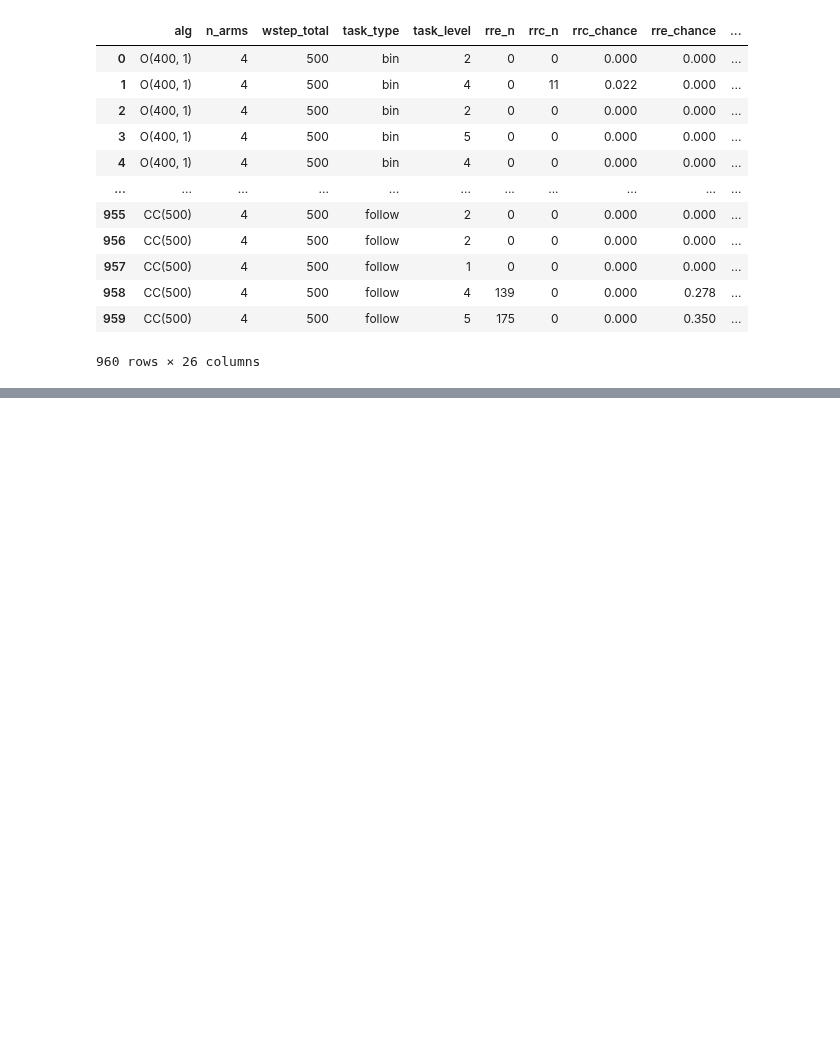
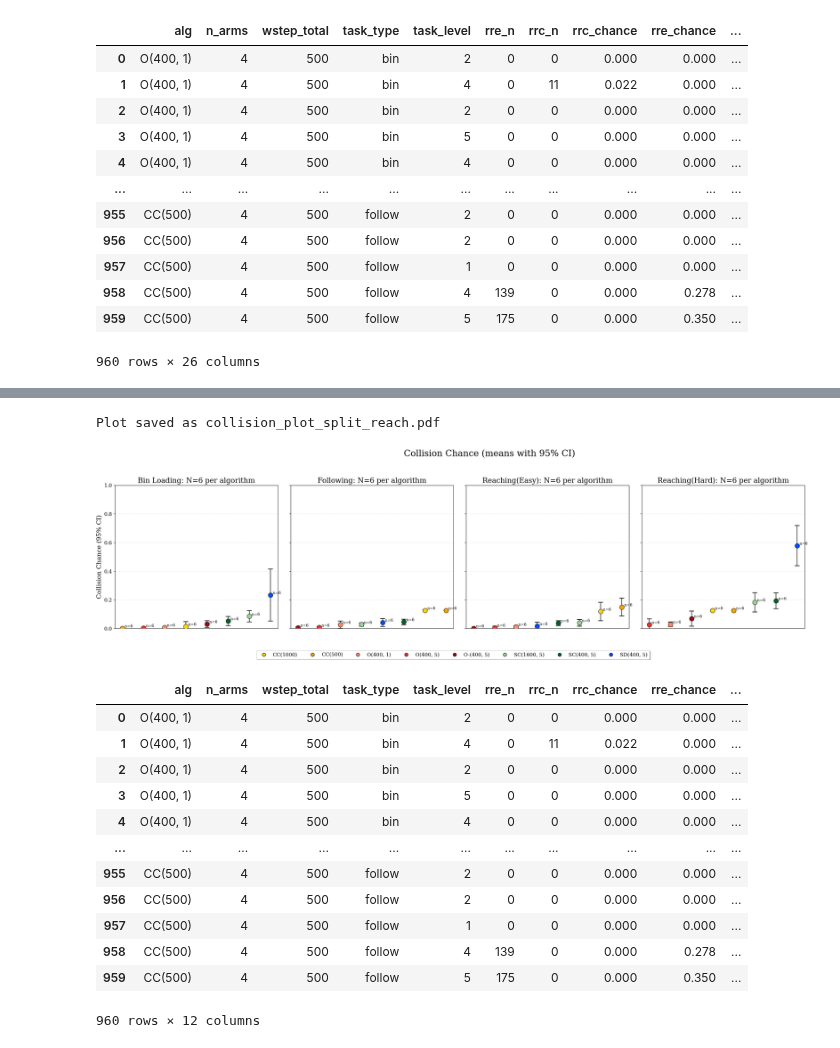
Before and after one commit to Dan7171/rl_for_curobo, a Jupyter notebook: projects_root/experiments/analysis_test_cluster.ipynb, the cells around one changed output, grey strips where cells are left out. Cells and saved outputs as stored; diff of their text form; code cells hidden in the pictures; blank space fills up the shorter version.

```diff
--- a/projects_root/experiments/analysis_test_cluster.ipynb
+++ b/projects_root/experiments/analysis_test_cluster.ipynb
@@ -3578,0 +4487,18 @@ combined_overall_seed_means_plot(df=overall_df,colormap=alg_colors,normalize=Tru
+# %%
+collisions_with_ci(df_collisions, split_reach=True, colormap=alg_colors, save=True)
+# %% [output]
+Plot saved as collision_plot_split_reach.pdf
+[figure, added]
+|  | alg | n_arms | wstep_total | task_type | task_level | rre_n | rrc_n | rrc_chance | rre_chance | ... |
+| 0 | O(400, 1) | 4 | 500 | bin | 2 | 0 | 0 | 0.000 | 0.000 | ... |
+| 1 | O(400, 1) | 4 | 500 | bin | 4 | 0 | 11 | 0.022 | 0.000 | ... |
+| 2 | O(400, 1) | 4 | 500 | bin | 2 | 0 | 0 | 0.000 | 0.000 | ... |
+| 3 | O(400, 1) | 4 | 500 | bin | 5 | 0 | 0 | 0.000 | 0.000 | ... |
+| 4 | O(400, 1) | 4 | 500 | bin | 4 | 0 | 0 | 0.000 | 0.000 | ... |
+| ... | ... | ... | ... | ... | ... | ... | ... | ... | ... | ... |
+| 955 | CC(500) | 4 | 500 | follow | 2 | 0 | 0 | 0.000 | 0.000 | ... |
+| 956 | CC(500) | 4 | 500 | follow | 2 | 0 | 0 | 0.000 | 0.000 | ... |
+| 957 | CC(500) | 4 | 500 | follow | 1 | 0 | 0 | 0.000 | 0.000 | ... |
+| 958 | CC(500) | 4 | 500 | follow | 4 | 139 | 0 | 0.000 | 0.278 | ... |
+| 959 | CC(500) | 4 | 500 | follow | 5 | 175 | 0 | 0.000 | 0.350 | ... |
+960 rows × 12 columns
```
Also changed, not shown: parts of 37 cells of this notebook, 11 other files.
